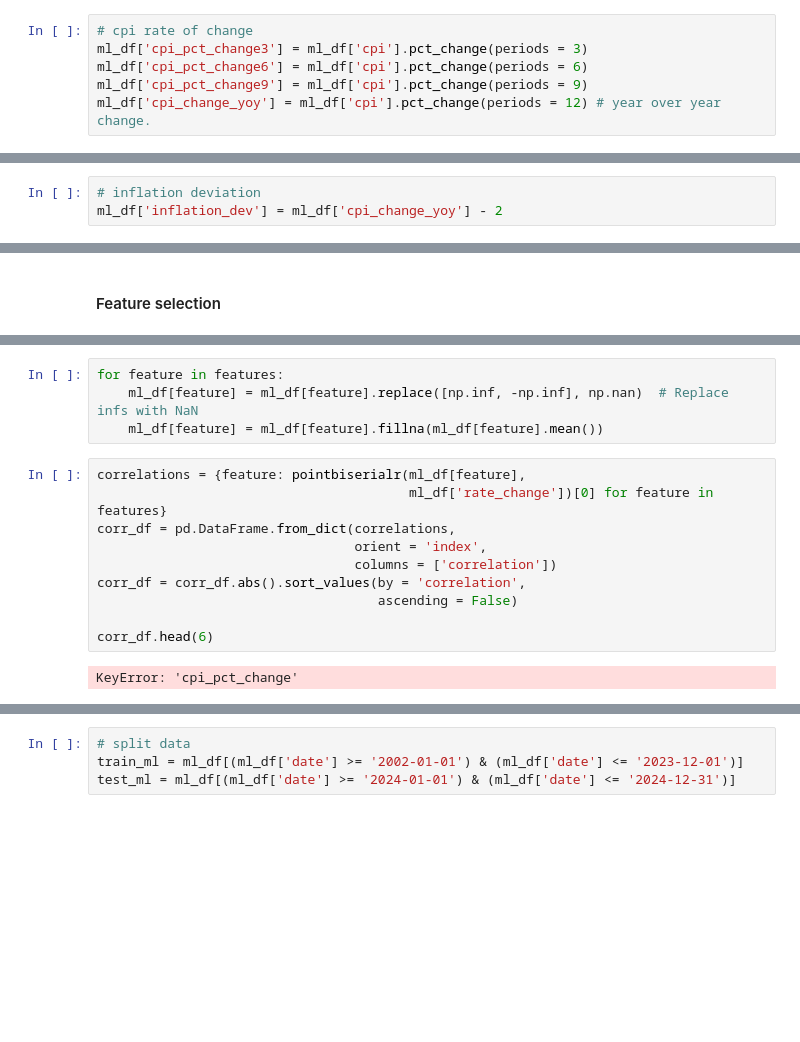
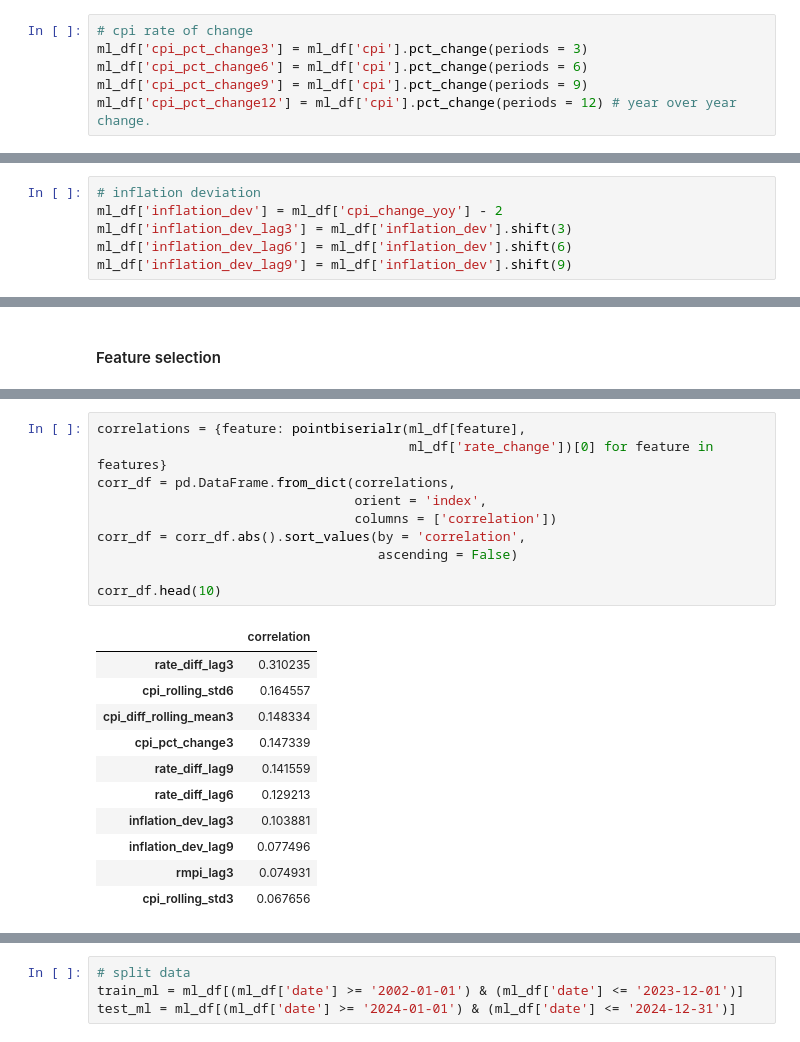
Before and after one commit to FleaBusyBeeBergs/dtsa5506-pipeline, a Jupyter notebook: dtsa5506_final_project.ipynb, the cells around one changed output, grey strips where cells are left out. Cells and saved outputs as stored; diff of their text form; blank space fills up the shorter version.

```diff
--- a/dtsa5506_final_project.ipynb
+++ b/dtsa5506_final_project.ipynb
@@ -897,4 +909,4 @@ ml_df['cpi_ema9'] = ml_df['cpi'].ewm(span = 9).mean()
 ml_df['cpi_pct_change3'] = ml_df['cpi'].pct_change(periods = 3)
 ml_df['cpi_pct_change6'] = ml_df['cpi'].pct_change(periods = 6)
 ml_df['cpi_pct_change9'] = ml_df['cpi'].pct_change(periods = 9)
-ml_df['cpi_change_yoy'] = ml_df['cpi'].pct_change(periods = 12) # year over year change.
+ml_df['cpi_pct_change12'] = ml_df['cpi'].pct_change(periods = 12) # year over year change.
@@ -908,6 +925,9 @@ ml_df['cpi_diff_rolling_mean6'] = ml_df['cpi'] - ml_df['cpi_rolling_mean6']
 # %%
 # inflation deviation
 ml_df['inflation_dev'] = ml_df['cpi_change_yoy'] - 2
+ml_df['inflation_dev_lag3'] = ml_df['inflation_dev'].shift(3)
+ml_df['inflation_dev_lag6'] = ml_df['inflation_dev'].shift(6)
+ml_df['inflation_dev_lag9'] = ml_df['inflation_dev'].shift(9)
 # %%
 # inflation trend - stabilizing or worsening?
 ml_df['inflation_trend'] = ml_df['inflation_dev'].diff()
@@ -976,20 +1007,26 @@ features = [
             'rate_diff_lag6',
             'rate_diff_lag9'
             ]
-# %%
-for feature in features:
-    ml_df[feature] = ml_df[feature].replace([np.inf, -np.inf], np.nan)  # Replace infs with NaN
-    ml_df[feature] = ml_df[feature].fillna(ml_df[feature].mean())
 # %%
 correlations = {feature: pointbiserialr(ml_df[feature],
                                         ml_df['rate_change'])[0] for feature in features}
 corr_df = pd.DataFrame.from_dict(correlations,
                                  orient = 'index',
                                  columns = ['correlation'])
 corr_df = corr_df.abs().sort_values(by = 'correlation',
                                     ascending = False)
 
-corr_df.head(6)
+corr_df.head(10)
 # %% [output]
-KeyError: 'cpi_pct_change'
+|  | correlation |
+| rate_diff_lag3 | 0.310235 |
+| cpi_rolling_std6 | 0.164557 |
+| cpi_diff_rolling_mean3 | 0.148334 |
+| cpi_pct_change3 | 0.147339 |
+| rate_diff_lag9 | 0.141559 |
+| rate_diff_lag6 | 0.129213 |
+| inflation_dev_lag3 | 0.103881 |
+| inflation_dev_lag9 | 0.077496 |
+| rmpi_lag3 | 0.074931 |
+| cpi_rolling_std3 | 0.067656 |
 # %%
```
Also changed, not shown: parts of 11 cells of this notebook.
